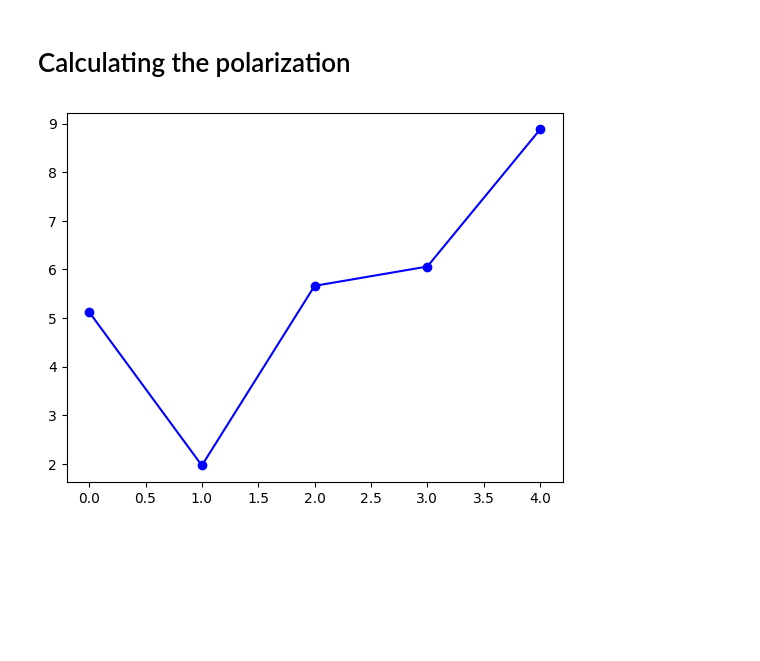
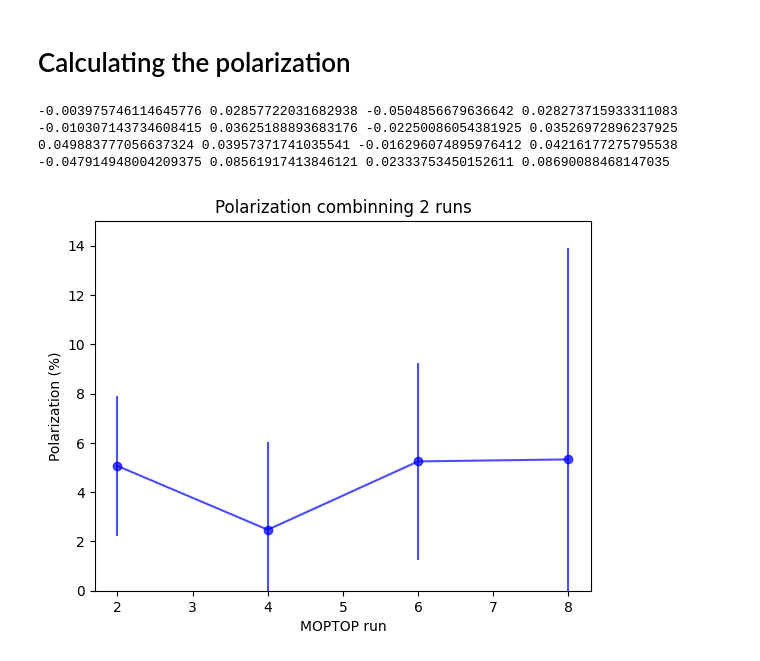
Before and after one commit to DBernardes/Tools-for-the-MOPTOP-pipeline-products, a Jupyter notebook: photometry_extraction.ipynb, the cells around one changed output. Cells and saved outputs as stored; diff of their text form; code cells hidden in the pictures; blank space fills up the shorter version.

```diff
--- a/photometry_extraction.ipynb
+++ b/photometry_extraction.ipynb
@@ -108,8 +115,8 @@ df.to_csv(csv_file, index=False)
 # %%
 csv_file = os.path.join(src_path, "..", "setup", f"objects coordinates.csv")
 objects = read_objects_csv(csv_file, camera)
-# objects = objects.loc[objects["name"] == "candidate1"]
-objects = objects.drop(["comparison1", "comparison2", "comparison3"], axis=1)
+objects = objects.loc[objects["name"] == "candidate1"]
+
 
 objects_photometry = {}
 for obj_name in objects["name"]:
@@ -122,7 +129,6 @@ for obj_name in objects["name"]:
         "star_error": [],
     }
 
-
 csv_file = os.path.join(dest_files_path, f"star_radius_cam{camera}.csv")
 df = pd.read_csv(csv_file)
 row = df.loc[df["run_num"] == 2]
@@ -130,7 +136,7 @@ star_radius = row["star_radius"].iloc[0]
 image_list = sort_files(src_path, f"{camera}_e")
 
 
-for file in image_list[:10]:
+for file in image_list:
     file_path = os.path.join(src_path, file)
     phot = Photometry(file_path, objects)
     phot.reset_object_coords()
@@ -145,8 +151,8 @@ for file in image_list[:10]:
         objects_photometry[_object.name]["star_radius"].append(phot.star_radius)
         objects_photometry[_object.name]["star_photons"].append(_object.star_photons)
         objects_photometry[_object.name]["star_error"].append(_object.star_err)
-        objects[f"ra_cam{camera}"][idx] = _object.ra
-        objects[f"dec_cam{camera}"][idx] = _object.dec
+        # objects[f"ra_cam{camera}"][idx] = _object.ra
+        # objects[f"dec_cam{camera}"][idx] = _object.dec
 
 dest_files_path = os.path.join(src_path, "..", "polarimetry")
 for obj_name, obj_info in objects_photometry.items():
@@ -192,7 +200,8 @@ import matplotlib.pyplot as plt
 def combine_cameras_flux(idx):
     df_cam3 = pd.read_csv(os.path.join(dest_files_path, f"comparison{idx}_cam3.csv"))
     df_cam4 = pd.read_csv(os.path.join(dest_files_path, f"comparison{idx}_cam4.csv"))
-
+    df_cam3 = df_cam3[:lim_dix]
+    df_cam4 = df_cam4[:lim_dix]
     mjd = df_cam3["mjd"]
     comp = df_cam3["star_photons"] + df_cam4["star_photons"]
     comp_err = np.sqrt(df_cam3["star_error"] ** 2 + df_cam4["star_error"] ** 2)
@@ -232,7 +241,7 @@ def read_comp_csv_files(_list):
     return mjd, comp, comp_err, mjd_start
 
 
-comparisons_list = [3]
+comparisons_list = [1]
 mjd, comp, comp_err, _ = read_comp_csv_files(comparisons_list)
 median = np.median(comp)
 comp /= median
@@ -361,6 +368,8 @@ def read_star_csv_files(candidate):
     df_cam4 = pd.read_csv(
         os.path.join(dest_files_path, f"candidate{candidate}_cam4.csv")
     )
+    df_cam3 = df_cam4[:lim_dix]
+    df_cam4 = df_cam4[:lim_dix]
 
     cand = df_cam3["star_photons"] + df_cam4["star_photons"]
     cand_err = np.sqrt(df_cam3["star_error"] ** 2 + df_cam4["star_error"] ** 2)
@@ -384,7 +393,7 @@ comp_magR = 14.543
 norm_star, norm_err = calc_obj_magnitude(star, star_err, comp, comp_err, comp_magR)
 linear_adjust, *adjus_param = calc_linear_adjust(mjd, norm_star)
 
-plot_circular_data(mjd_start, axs[0])
+# plot_circular_data(mjd_start, axs[0])
 plot_light_curve(axs[0], mjd, norm_star, norm_err, linear_adjust, adjus_param, 5)
 
 plot_residuals(axs[1], norm_star, norm_err, linear_adjust, 3)
@@ -437,41 +442,56 @@ import numpy as np
 import matplotlib.pyplot as plt
 import pandas as pd
 from math import sqrt, atan
 import os
 
 angles = np.linspace(0, 360 - 22.5, 16)
 p = []
+p_err = []
 csv_path = os.path.join(dest_files_path, "candidate1_cam3.csv")
-ss_cam3 = pd.read_csv(csv_path)
+ss_cam3 = pd.read_csv(csv_path)[:lim_dix]
 csv_path = os.path.join(dest_files_path, "candidate1_cam4.csv")
-ss_cam4 = pd.read_csv(csv_path)
+ss_cam4 = pd.read_csv(csv_path)[:lim_dix]
 
-for idx in range(5):
+for idx in range(4):
     ss = ss_cam3[idx * 16 : (idx + 1) * 16]
     ord = ss["star_photons"].values
     ord_err = ss["star_error"].values
     ss = ss_cam4[idx * 16 : (idx + 1) * 16]
     extra = ss["star_photons"].values
     extra_err = ss["star_error"].values
     pol_frac = (ord - extra) / (ord + extra)
 
     pol = SLSDualBeamPolarimetry("halfwave", compute_k=True, zero=0)
     line = np.arange(0, 360, 1) * units.degree
 
     resul = pol.compute(angles, ord, extra, ord_err, extra_err)
     model = halfwave_model(line, resul.q.nominal, resul.u.nominal, resul.zero)
     noise = halfwave_model(angles, resul.q.nominal, resul.u.nominal, zero=None)
     sigma = noise - resul.zi.nominal
 
     q, u = float(resul.q), float(resul.u)
-    q_err, u_err = resul.q.std_dev, resul.u.std_dev
-    p.append(np.sqrt(q**2 + u**2) * 100)
+    q_err, u_err = float(resul.q.std_dev), float(resul.u.std_dev)
+    calculated_pol = np.sqrt(q**2 + u**2)
+    calculated_err = np.sqrt(
+        (q / calculated_pol) ** 2 * q_err**2 + (u / calculated_pol) ** 2 * u_err**2
+    )
+    p.append(calculated_pol * 100)
+    p_err.append(calculated_err * 100)
 
-
-plt.plot(p, "bo-")
+plt.errorbar(range(2, len(p) + 6, 2), p, p_err, fmt="bo-", alpha=0.7)
+plt.xlabel("MOPTOP run")
+plt.ylabel("Polarization (%)")
+plt.ylim(0, 15)
+plt.title("Polarization combinning 2 runs")
+file_path = os.path.join(src_path, "..", "plots", "pol_comb_runs.png")
+plt.savefig(file_path, dpi=300)
 plt.show()
 # %% [output]
+-0.003975746114645776 0.02857722031682938 -0.0504856679636642 0.028273715933311083
+-0.010307143734608415 0.03625188893683176 -0.02250086054381925 0.03526972896237925
+0.049883777056637324 0.03957371741035541 -0.016296074895976412 0.04216177275795538
+-0.047914948004209375 0.08561917413846121 0.02333753450152611 0.08690088468147035
-[figure, old version]
+[figure, new version]
 # %%
 fig = plt.figure()
 fig.subplots_adjust(hspace=0)
```
Also changed, not shown: parts of 8 cells of this notebook, 4 other files.
